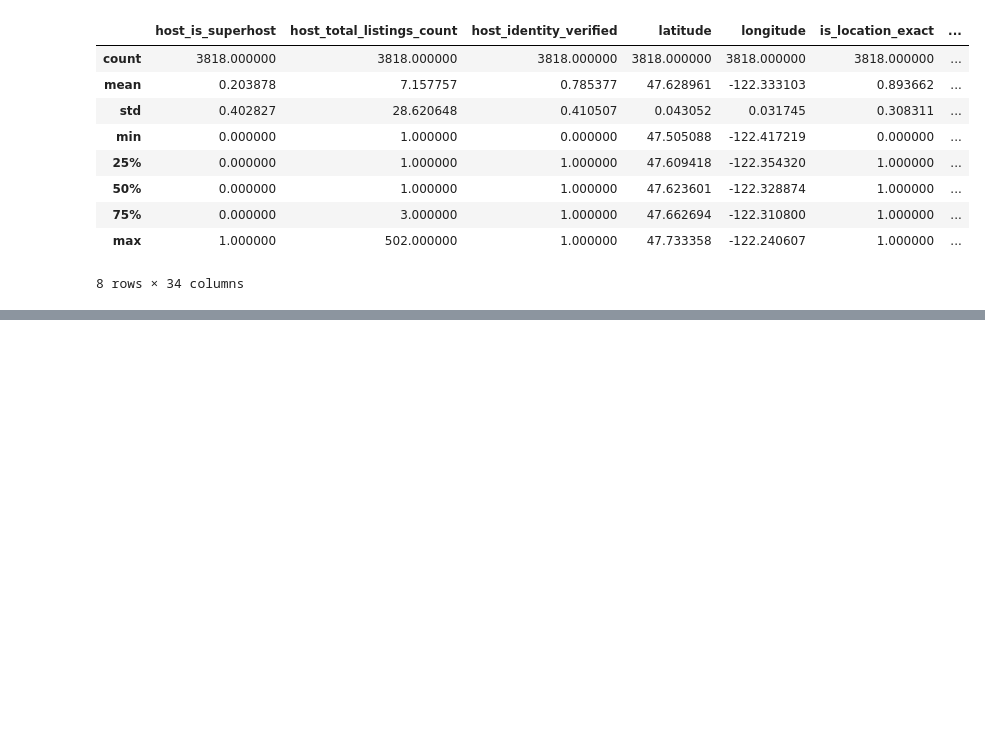
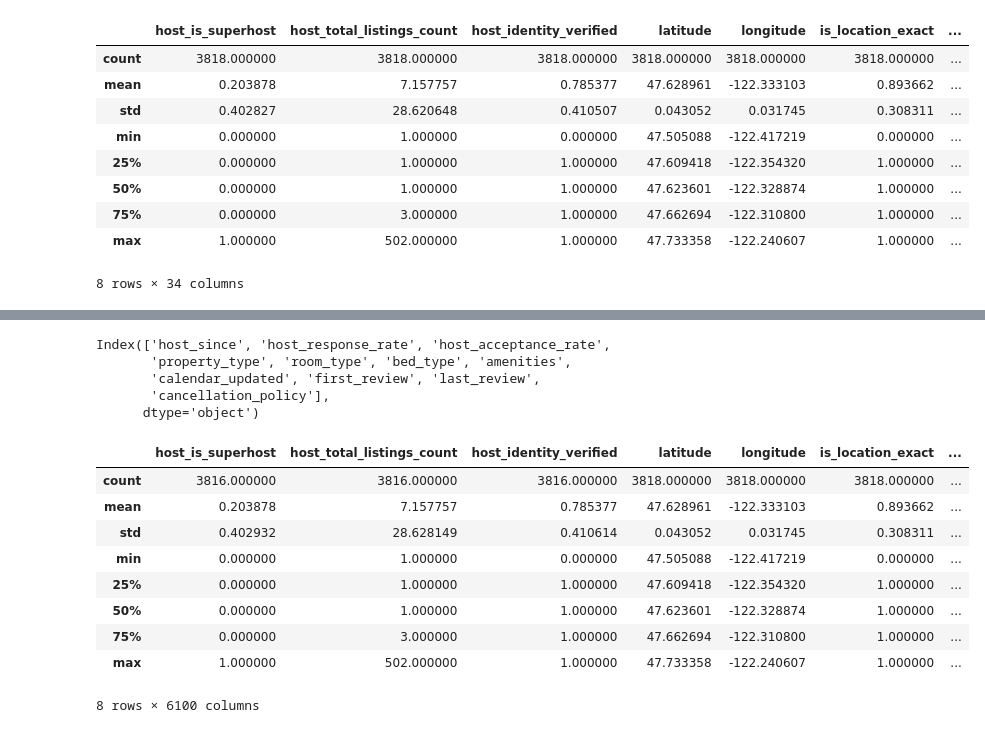
Before and after one commit to eyberthrojas/airbnb_price_prediction, a Jupyter notebook: price.ipynb, the cells around one changed output, grey strips where cells are left out. Saved outputs shown, nothing was run; the diff lists cells and outputs as text; code cells hidden in the pictures; blank space fills up the shorter version.

```diff
--- a/price.ipynb
+++ b/price.ipynb
@@ -225,0 +349,27 @@ RandomForestRegressor()
+# %%
+cat_vars_int = df_1drop.select_dtypes(include=['object']).copy().columns
+cat_vars_int
+# %% [output]
+Index(['host_since', 'host_response_rate', 'host_acceptance_rate',
+       'property_type', 'room_type', 'bed_type', 'amenities',
+       'calendar_updated', 'first_review', 'last_review',
+       'cancellation_policy'],
+      dtype='object')
+# %%
+df_cat = df_1drop.copy()
+for var in  cat_vars_int:
+    # for each cat add dummy var, drop original column
+    df_cat = pd.concat([df_cat.drop(var, axis=1), pd.get_dummies(df_cat[var], prefix=var, prefix_sep='_', drop_first=True)], axis=1)
+
+df_cat.describe()
+# %% [output]
+|  | host_is_superhost | host_total_listings_count | host_identity_verified | latitude | longitude | is_location_exact | ... |
+| count | 3816.000000 | 3816.000000 | 3816.000000 | 3818.000000 | 3818.000000 | 3818.000000 | ... |
+| mean | 0.203878 | 7.157757 | 0.785377 | 47.628961 | -122.333103 | 0.893662 | ... |
+| std | 0.402932 | 28.628149 | 0.410614 | 0.043052 | 0.031745 | 0.308311 | ... |
+| min | 0.000000 | 1.000000 | 0.000000 | 47.505088 | -122.417219 | 0.000000 | ... |
+| 25% | 0.000000 | 1.000000 | 1.000000 | 47.609418 | -122.354320 | 1.000000 | ... |
+| 50% | 0.000000 | 1.000000 | 1.000000 | 47.623601 | -122.328874 | 1.000000 | ... |
+| 75% | 0.000000 | 3.000000 | 1.000000 | 47.662694 | -122.310800 | 1.000000 | ... |
+| max | 1.000000 | 502.000000 | 1.000000 | 47.733358 | -122.240607 | 1.000000 | ... |
+8 rows × 6100 columns
```
Also changed, not shown: parts of 31 cells of this notebook, 1 other file.
